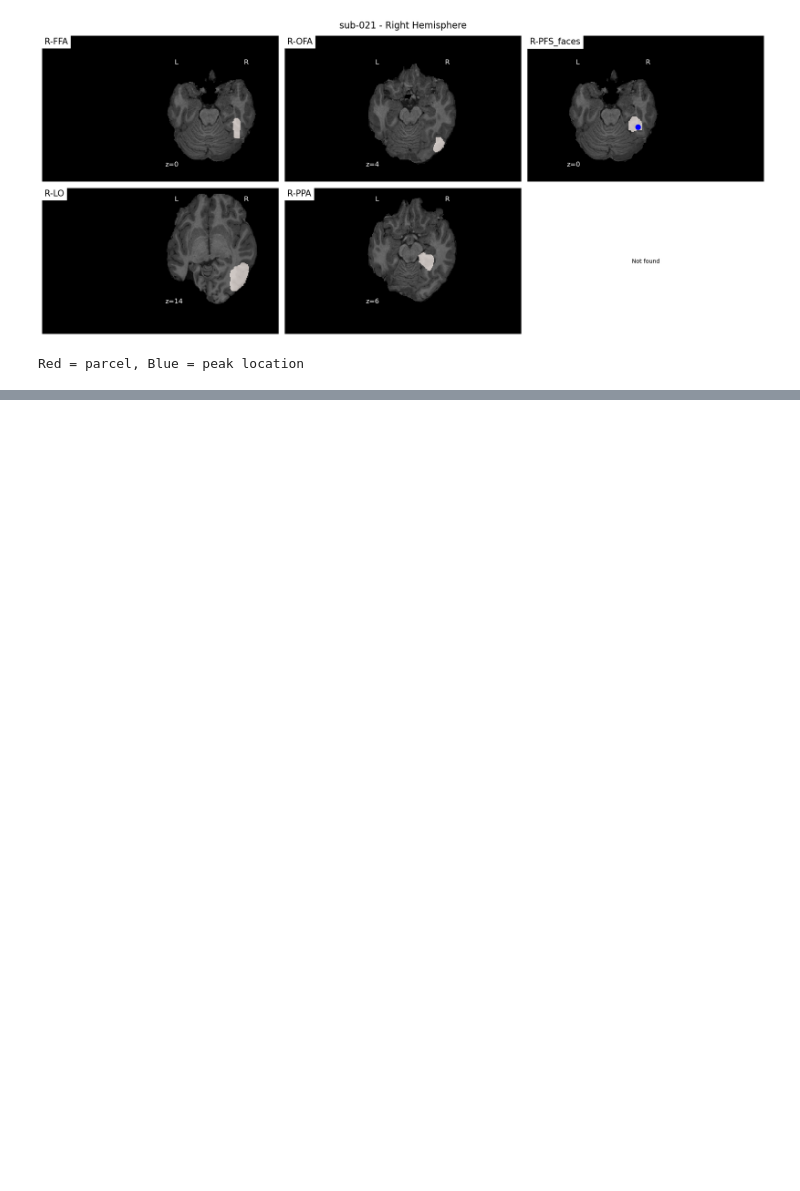
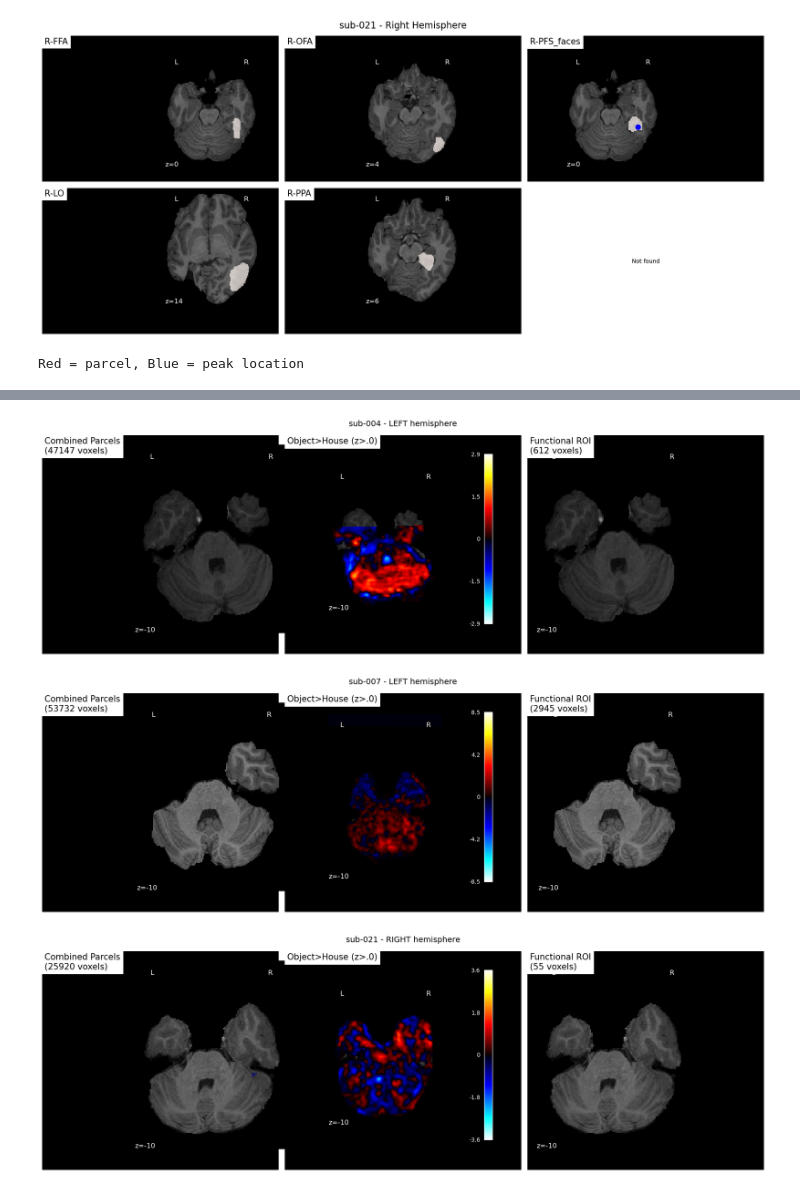
Before and after one commit to cnsimmons/long_pt, a Jupyter notebook: B_analyses/01_create_functional_rois.ipynb, the cells around one changed output, grey strips where cells are left out. Cells and saved outputs as stored; diff of their text form; code cells hidden in the pictures; blank space fills up the shorter version.

```diff
--- a/B_analyses/01_create_functional_rois.ipynb
+++ b/B_analyses/01_create_functional_rois.ipynb
@@ -760,0 +841,62 @@ PFS_objects:
+# %%
+# Visualize combined mask and cope 14 activation
+from nilearn import plotting
+
+for subject_id in SUBJECTS.keys():
+    intact_hemi = SUBJECTS[subject_id]['intact_hemisphere']
+
+    # Build combined mask
+    ventral_parcels = ['FFA', 'OFA', 'PFS', 'LO', 'PPA', 'OPA']
+    combined_mask = np.zeros((176, 256, 256))
+
+    for parcel in ventral_parcels:
+        parcel_img = load_parcel(subject_id, parcel, intact_hemi)
+        if parcel_img:
+            combined_mask += parcel_img.get_fdata()
+
+    combined_mask = (combined_mask > 0).astype(np.float32)
+
+    # Load cope 14
+    zstats = []
+    for run in range(1, 4):
+        zstat_file = BASE_DIR / subject_id / 'ses-01' / 'derivatives' / 'fsl' / 'loc' / \
+                     f'run-0{run}' / '1stLevel.feat' / 'reg_standard' / 'stats' / 'zstat14.nii.gz'
+        zstats.append(nib.load(zstat_file).get_fdata())
+    mean_zstat = np.mean(zstats, axis=0)
+
+    # Get functional ROI
+    roi_mask, _, n_vox = find_functional_roi(subject_id, 14, intact_hemi, threshold=2.0)
+
+    # Plot
+    fig, axes = plt.subplots(1, 3, figsize=(18, 6))
+
+    anat_file = BASE_DIR / subject_id / 'ses-01' / 'anat' / f'{subject_id}_ses-01_T1w_brain.nii.gz'
+    anat = nib.load(anat_file)
+
+    # 1. Combined parcel mask
+    mask_img = nib.Nifti1Image(combined_mask, anat.affine)
+    plotting.plot_roi(mask_img, bg_img=anat, axes=axes[0],
+                     title=f'Combined Parcels\n({int(combined_mask.sum())} voxels)',
+                     display_mode='z', cut_coords=[-10], alpha=0.6)
+
+    # 2. Cope 14 activation (unmasked)
+    zstat_img = nib.Nifti1Image(mean_zstat.astype(np.float32), anat.affine)
+    plotting.plot_stat_map(zstat_img, bg_img=anat, axes=axes[1],
+                          threshold=0, title='Object>House (z>.0)',
+                          display_mode='z', cut_coords=[-10])
+
+    # 3. Functional ROI (masked activation)
+    if roi_mask is not None:
+        roi_img = nib.Nifti1Image(roi_mask.astype(np.float32), anat.affine)
+        plotting.plot_roi(roi_img, bg_img=anat, axes=axes[2],
+                         title=f'Functional ROI\n({n_vox} voxels)',
+                         display_mode='z', cut_coords=[-10], alpha=0.6, cmap='Reds')
+
+    fig.suptitle(f'{subject_id} - {intact_hemi.upper()} hemisphere', fontsize=14)
+    plt.tight_layout()
+    plt.savefig(BASE_DIR / f'{subject_id}_cope14_roi_debug.png', dpi=150)
+    plt.show()
+# %% [output]
+[figure, added]
+[figure, added]
+[figure, added]
```
Also changed, not shown: parts of 6 cells of this notebook, 5 other files.
